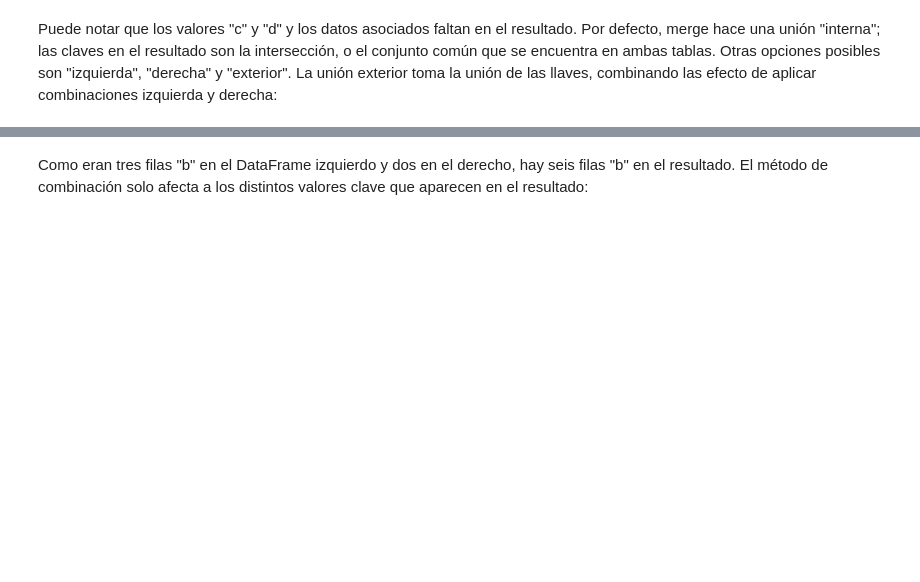
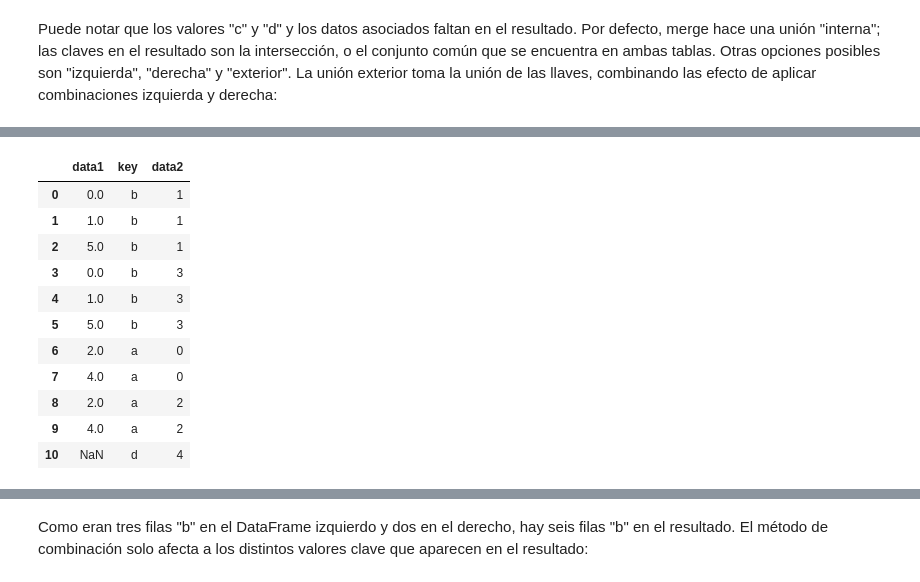
Before and after one commit to JuanAcevedoEcon/Data-Analysis-and-Intro-to-ML, a Jupyter notebook: Session 5/Sesión 5 (Análisis de datos - Visualización).ipynb, the cells around one changed output, grey strips where cells are left out. Cells and saved outputs as stored; diff of their text form; code cells hidden in the pictures; blank space fills up the shorter version.

```diff
--- a/Session 5/Sesión 5 (Análisis de datos - Visualización).ipynb
+++ b/Session 5/Sesión 5 (Análisis de datos - Visualización).ipynb
@@ -41,2 +114,15 @@ df2
 # %%
-pd._________(df1, df2, on="key", _________)
+pd.merge(df1, df2, on="key", how="right")
+# %% [output]
+|  | data1 | key | data2 |
+| 0 | 0.0 | b | 1 |
+| 1 | 1.0 | b | 1 |
+| 2 | 5.0 | b | 1 |
+| 3 | 0.0 | b | 3 |
+| 4 | 1.0 | b | 3 |
+| 5 | 5.0 | b | 3 |
+| 6 | 2.0 | a | 0 |
+| 7 | 4.0 | a | 0 |
+| 8 | 2.0 | a | 2 |
+| 9 | 4.0 | a | 2 |
+| 10 | NaN | d | 4 |
```
Also changed, not shown: parts of 55 cells of this notebook, 1 other file.
